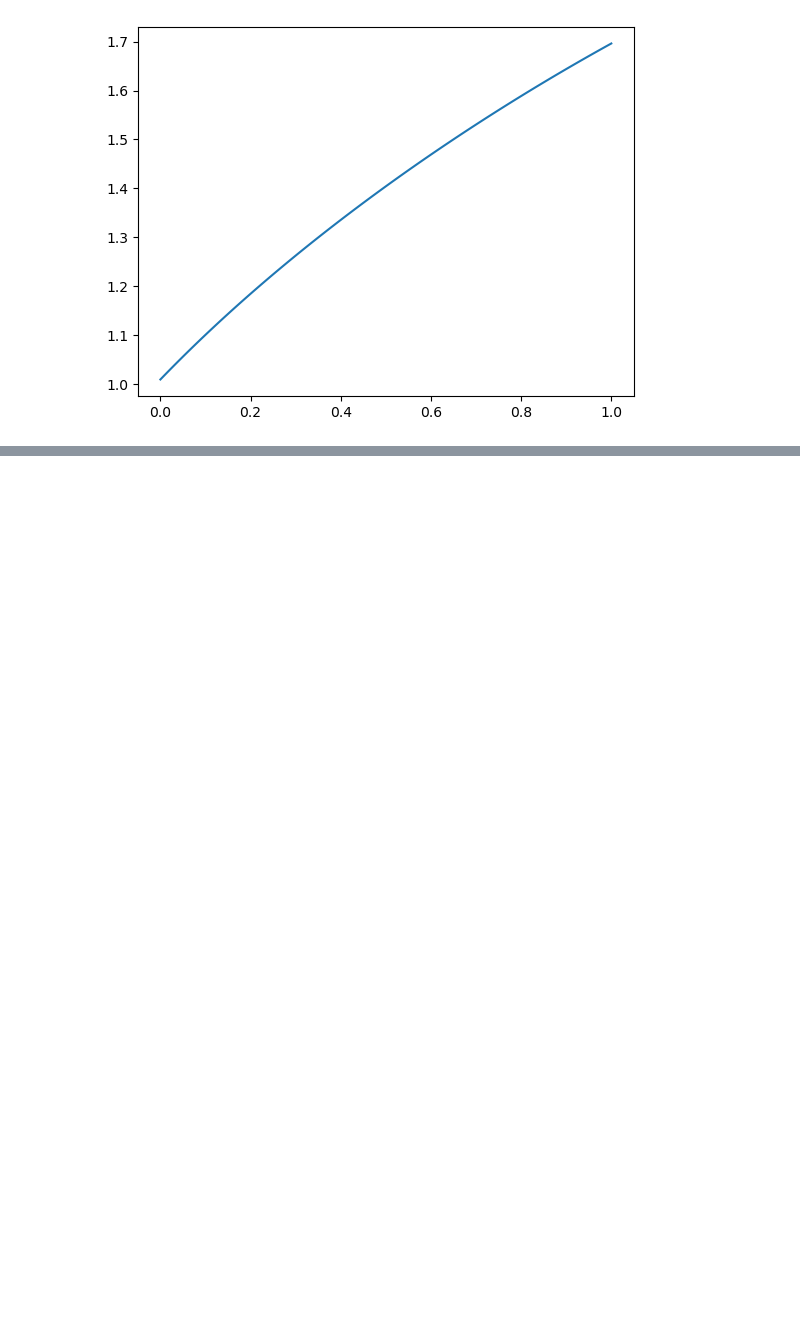
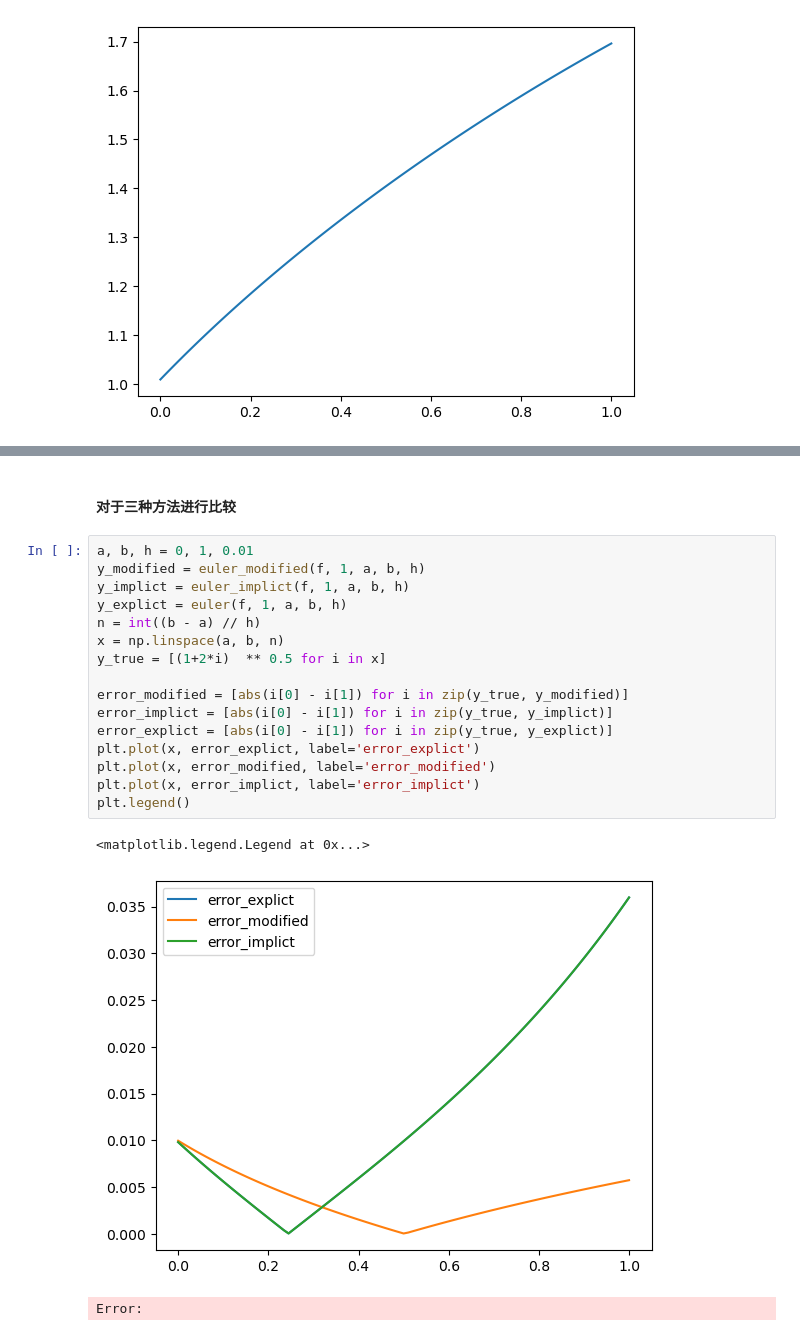
Before and after one commit to ylStudent/statistics, a Jupyter notebook: 数值方法/code/常微分方程.ipynb, the cells around one changed output, grey strips where cells are left out. Saved outputs shown, nothing was run; the diff lists cells and outputs as text; blank space fills up the shorter version.

```diff
--- a/数值方法/code/常微分方程.ipynb
+++ b/数值方法/code/常微分方程.ipynb
@@ -53,0 +83,22 @@ plt.plot(x, y )
+# %% [markdown]
+#### 对于三种方法进行比较
+# %%
+a, b, h = 0, 1, 0.01
+y_modified = euler_modified(f, 1, a, b, h)
+y_implict = euler_implict(f, 1, a, b, h)
+y_explict = euler(f, 1, a, b, h)
+n = int((b - a) // h)
+x = np.linspace(a, b, n)
+y_true = [(1+2*i)  ** 0.5 for i in x]
+
+error_modified = [abs(i[0] - i[1]) for i in zip(y_true, y_modified)]
+error_implict = [abs(i[0] - i[1]) for i in zip(y_true, y_implict)]
+error_explict = [abs(i[0] - i[1]) for i in zip(y_true, y_explict)]
+plt.plot(x, error_explict, label='error_explict')
+plt.plot(x, error_modified, label='error_modified')
+plt.plot(x, error_implict, label='error_implict')
+plt.legend()
+# %% [output]
+<matplotlib.legend.Legend at 0x...>
+[figure, added]
+Error:
```
Also changed, not shown: parts of 2 cells of this notebook.
